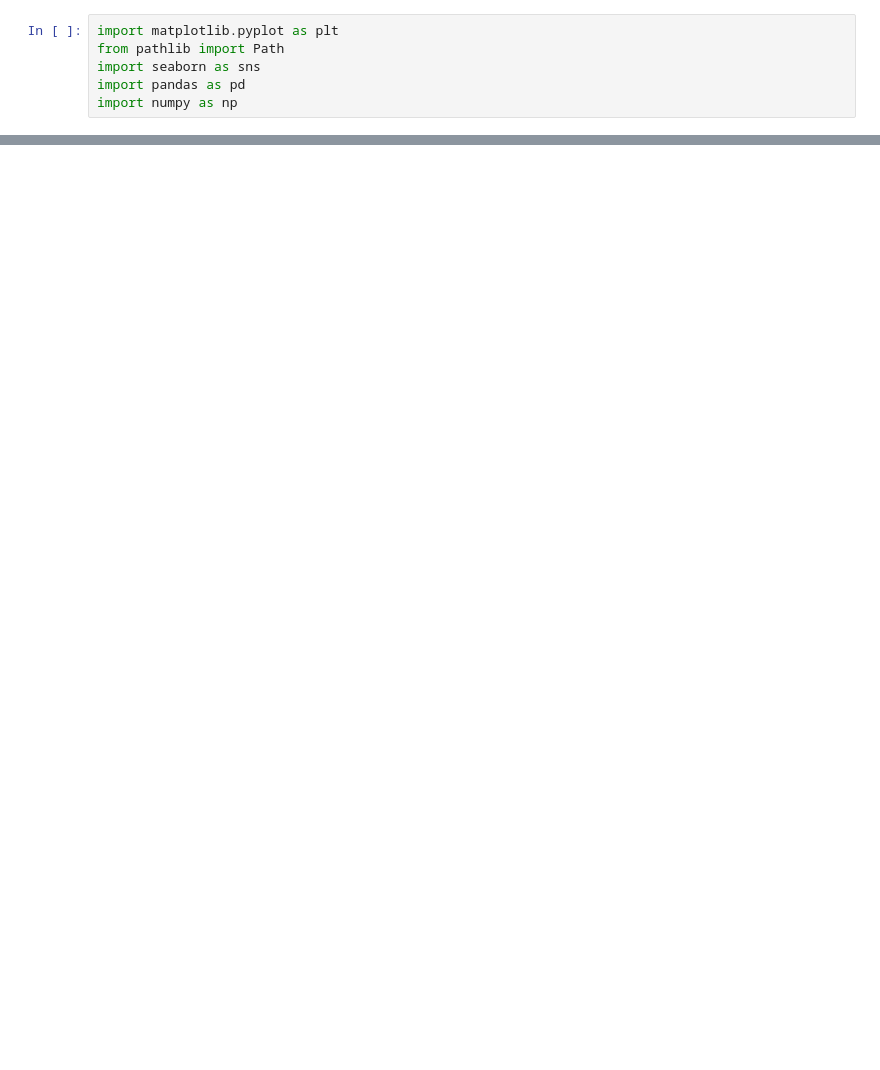
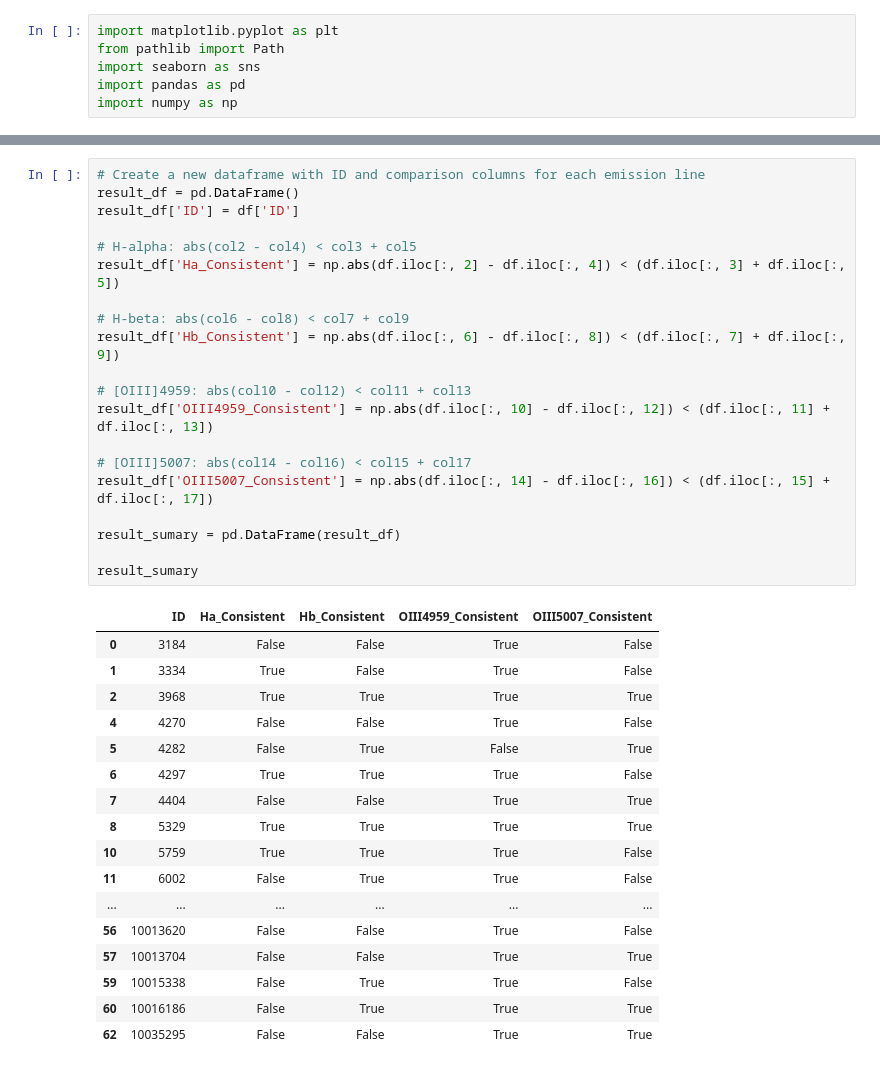
Before and after one commit to NGomez-inaoe/JWST-Data, a Jupyter notebook: Medium_Resolution/compare_flux.ipynb, the cells around one changed output, grey strips where cells are left out. Drawn from its saved outputs; the diff is of its cells as text; blank space fills up the shorter version.

```diff
--- a/Medium_Resolution/compare_flux.ipynb
+++ b/Medium_Resolution/compare_flux.ipynb
@@ -244,0 +245,38 @@ plt.close()
+# %%
+# Create a new dataframe with ID and comparison columns for each emission line
+result_df = pd.DataFrame()
+result_df['ID'] = df['ID']
+
+# H-alpha: abs(col2 - col4) < col3 + col5
+result_df['Ha_Consistent'] = np.abs(df.iloc[:, 2] - df.iloc[:, 4]) < (df.iloc[:, 3] + df.iloc[:, 5])
+
+# H-beta: abs(col6 - col8) < col7 + col9
+result_df['Hb_Consistent'] = np.abs(df.iloc[:, 6] - df.iloc[:, 8]) < (df.iloc[:, 7] + df.iloc[:, 9])
+
+# [OIII]4959: abs(col10 - col12) < col11 + col13
+result_df['OIII4959_Consistent'] = np.abs(df.iloc[:, 10] - df.iloc[:, 12]) < (df.iloc[:, 11] + df.iloc[:, 13])
+
+# [OIII]5007: abs(col14 - col16) < col15 + col17
+result_df['OIII5007_Consistent'] = np.abs(df.iloc[:, 14] - df.iloc[:, 16]) < (df.iloc[:, 15] + df.iloc[:, 17])
+
+result_sumary = pd.DataFrame(result_df)
+
+result_sumary
+# %% [output]
+|  | ID | Ha_Consistent | Hb_Consistent | OIII4959_Consistent | OIII5007_Consistent |
+| 0 | 3184 | False | False | True | False |
+| 1 | 3334 | True | False | True | False |
+| 2 | 3968 | True | True | True | True |
+| 4 | 4270 | False | False | True | False |
+| 5 | 4282 | False | True | False | True |
+| 6 | 4297 | True | True | True | False |
+| 7 | 4404 | False | False | True | True |
+| 8 | 5329 | True | True | True | True |
+| 10 | 5759 | True | True | True | False |
+| 11 | 6002 | False | True | True | False |
+| ... | ... | ... | ... | ... | ... |
+| 56 | 10013620 | False | False | True | False |
+| 57 | 10013704 | False | False | True | True |
+| 59 | 10015338 | False | True | True | False |
+| 60 | 10016186 | False | True | True | True |
+| 62 | 10035295 | False | False | True | True |
```
Also changed, not shown: parts of 9 cells of this notebook, 2 other files.
